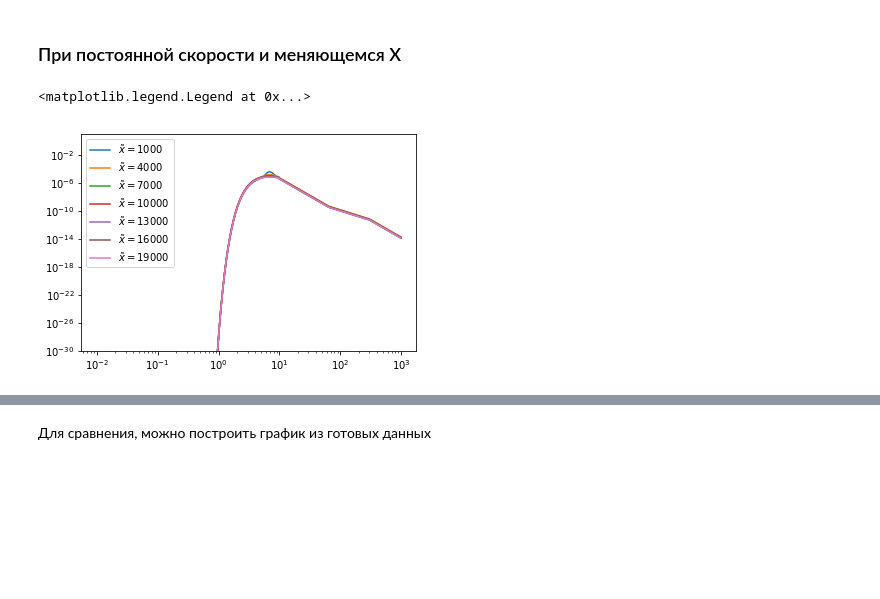
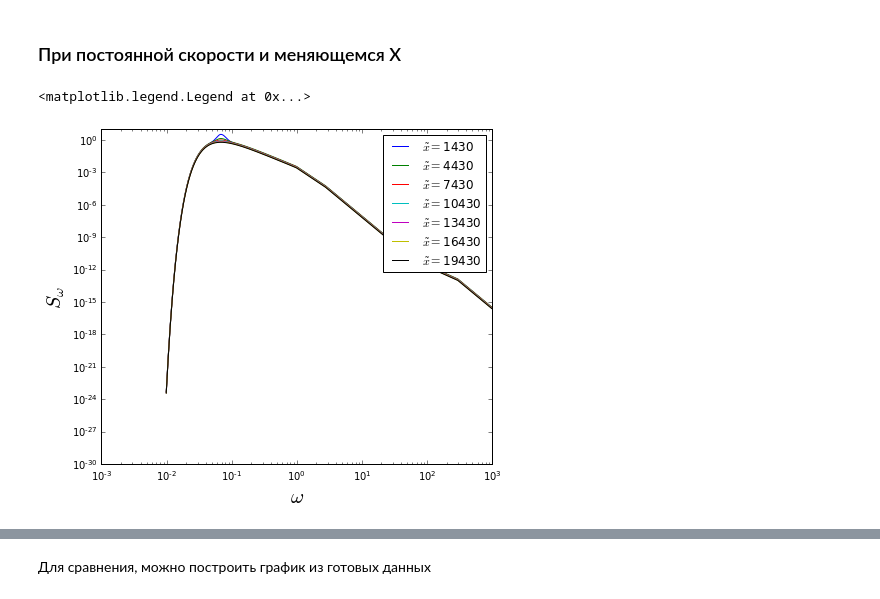
Before and after one commit to KirillPonur/water, a Jupyter notebook: model.ipynb, the cells around one changed output, grey strips where cells are left out. Drawn from its saved outputs; the diff is of its cells as text; code cells hidden in the pictures; blank space fills up the shorter version.

```diff
--- a/model.ipynb
+++ b/model.ipynb
@@ -96,10 +97,10 @@ def a(U10):
 # %% [markdown]
 Коэффициенты $\alpha_i$ вычисляются по следующей формуле:
 # %%
-def alpha0(U10):
+def alpha0(U10,x):
     omega_m=omega_max(U10)
     alpha=np.zeros(6)
-    alpha[2]=S0(1.2*omega_m,U10)*(1.2*omega_m)**4
+    alpha[2]=S0(1.2*omega_m,U10,x)*(1.2*omega_m)**4
     alpha[3]=alpha[2]*a(U10)*omega_m
     alpha[4]=alpha[3]/omega_gk**(2.3)
     alpha[5]=alpha[4]*omega_h**(2.3)
@@ -145,7 +146,7 @@ def Gamma(x):
           )
     return gamma
 # %%
-def S0(k,U10):
+def S0(k,U10,x):
     omega=omega_k(k)
     omega_m=omega_max(U10)
 
@@ -153,9 +154,9 @@ def S0(k,U10):
         r=(np.exp(-(omega-omega_m)**2/(2*sigma**2*omega_m**2)))
         return r
 
-    alpha=Alpha(x__)
+    alpha=Alpha(x)
 #     alpha=0.081
-    gamma=Gamma(x__)
+    gamma=Gamma(x)
 #     gamma=3.3
     sigma=Sigma(omega)
     a_m=a(U10)
@@ -191,12 +190,12 @@ show()
 # %%
-def S(k,U10):
+def S(k,U10,x):
     omega=omega_k(k)
     omega_m=omega_max(U10)
 
-    alpha=alpha0(U10)
+    alpha=alpha0(U10,x)
 
     if 0<=omega<=1.2*omega_m:
-        S=S0(omega,U10)
+        S=S0(omega,U10,x)
     elif 1.2*omega_m<omega<=a(U10)*omega_m:
         S=alpha[2]/omega**4
     elif a(U10)*omega_m<omega<=omega_gk:
@@ -220,26 +221,27 @@ MathJax.Hub.Config({
 # %%
-global x__
-
-x__=20170
+x=30000
 U10=5
 k=logspace(-3.5,5,1000)
 C=[]
 for i in k:
-    C.append(S(i,U10))
+    C.append(S(i,U10,x))
 loglog(sqrt(k*g),C,label='$U=5$')
 
 U10=10
 k=logspace(-4.5,5,1000)
 C=[]
 for i in k:
-    C.append(S(i,U10))
+    C.append(S(i,U10,x))
 loglog(sqrt(k*g),C,label='$U=10$')
 
 U10=15
 k=logspace(-5.5,5,1000)
 C=[]
 for i in k:
-    C.append(S(i,U10))
+    C.append(S(i,U10,x))
 loglog(sqrt(k*g),C,label='$U=15$')
 legend()
+xlabel('$\omega$')
+ylabel('$S_{\omega}$')
+show()
 # %% [output]
@@ -248,22 +249,23 @@ legend()
 # %% [markdown]
 ### При постоянной скорости и меняющемся X
 # %%
-xx=arange(1000,20000,3000)
-U10=1
+xx=arange(1430,20000,3000)
+U10=10
 for n in xx:
-    x__=n
+    x=n
     k=logspace(-5,5,1000)
     C=[]
     for i in k:
-        C.append(S(i,U10))
-    loglog(sqrt(k*g),C,label='$\\~{x}=$'+'{0}'.format(x__))
+        C.append(S(i,U10,x))
+    loglog(sqrt(k*g),C,label='$\\~{x}=$'+'{0}'.format(x))
 
 ylim([10**-30,10])
-
+xlabel('$\omega$')
+ylabel('$S_{\omega}$')
 legend()
 # %% [output]
 <matplotlib.legend.Legend at 0x...>
-[figure, old version]
+[figure, new version]
 # %%
 row1=['$\\alpha$']
 row2=['$\\gamma$']
```
Also changed, not shown: parts of 16 cells of this notebook.
